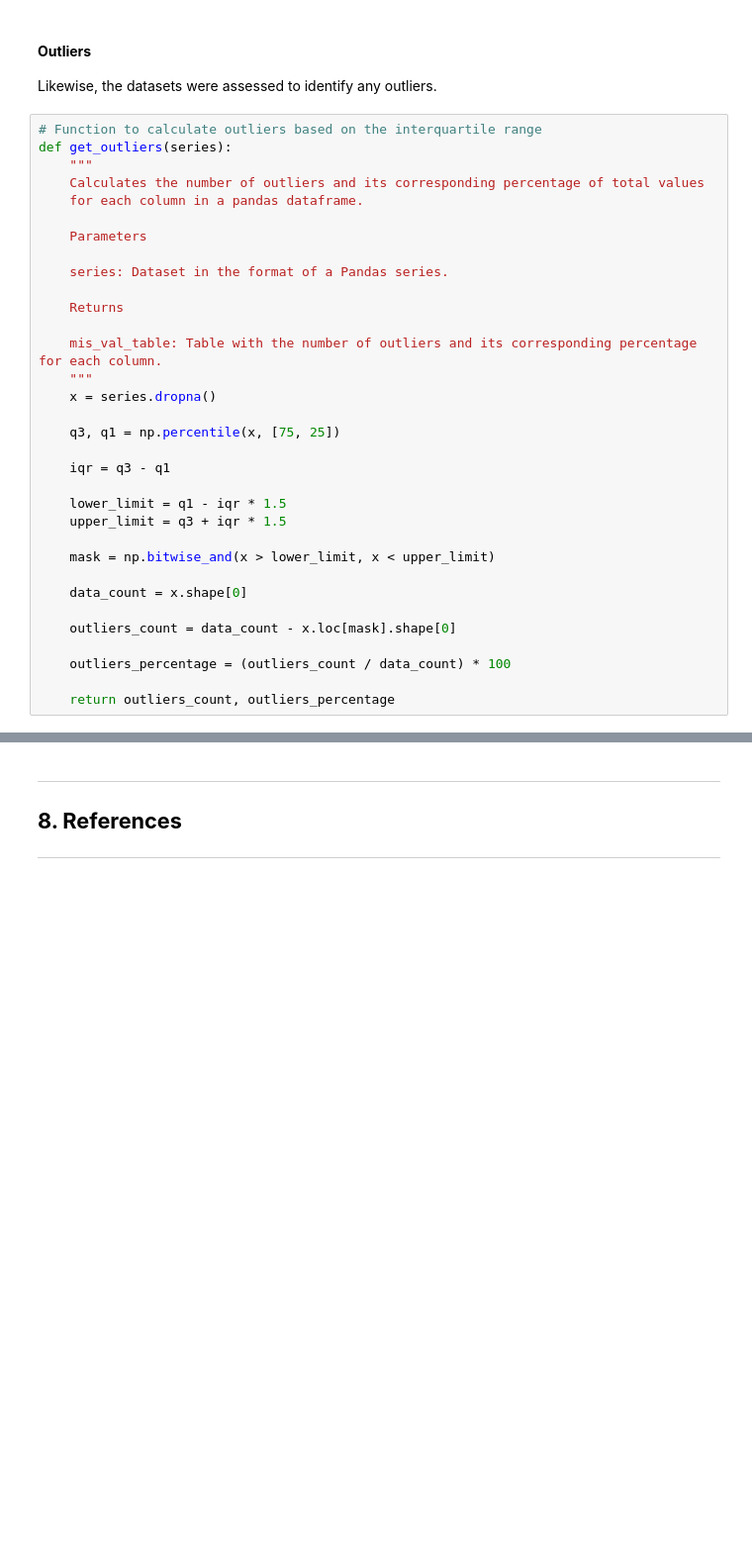
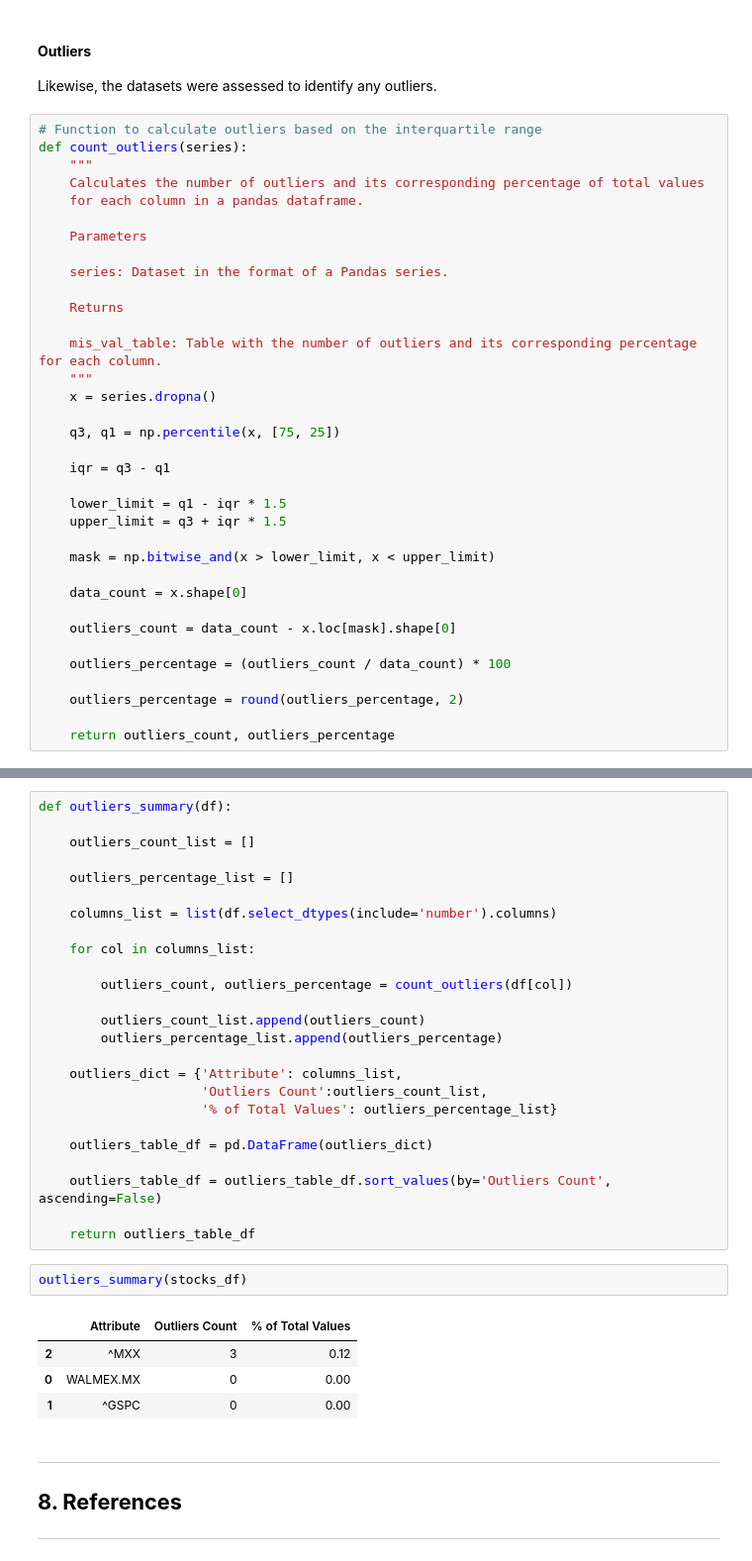
Before and after one commit to DanielEduardoLopez/SalesForecasting, a Jupyter notebook: SalesPrediction.ipynb, the cells around one changed output, grey strips where cells are left out. Shown at 99% size. Cells and saved outputs as stored; diff of their text form; blank space fills up the shorter version.

Commit message:
Added function to print outliers summary table

```diff
--- a/SalesPrediction.ipynb
+++ b/SalesPrediction.ipynb
@@ -648,7 +648,7 @@ There are 2 attributes that have missing values.
 Likewise, the datasets were assessed to identify any outliers.
 # %%
 # Function to calculate outliers based on the interquartile range
-def get_outliers(series):
+def count_outliers(series):
     """
     Calculates the number of outliers and its corresponding percentage of total values
     for each column in a pandas dataframe.
@@ -678,4 +678,6 @@ def get_outliers(series):
 
     outliers_percentage = (outliers_count / data_count) * 100
 
+    outliers_percentage = round(outliers_percentage, 2)
+
     return outliers_count, outliers_percentage
@@ -686,3 +684,35 @@ get_outliers(stocks_df['WALMEX.MX'])
+# %%
+def outliers_summary(df):
+
+    outliers_count_list = []
+
+    outliers_percentage_list = []
+
+    columns_list = list(df.select_dtypes(include='number').columns)
+
+    for col in columns_list:
+
+        outliers_count, outliers_percentage = count_outliers(df[col])
+
+        outliers_count_list.append(outliers_count)
+        outliers_percentage_list.append(outliers_percentage)
+
+    outliers_dict = {'Attribute': columns_list,
+                     'Outliers Count':outliers_count_list,
+                     '% of Total Values': outliers_percentage_list}
+
+    outliers_table_df = pd.DataFrame(outliers_dict)
+
+    outliers_table_df = outliers_table_df.sort_values(by='Outliers Count', ascending=False)
+
+    return outliers_table_df
+# %%
+outliers_summary(stocks_df)
+# %% [output]
+|  | Attribute | Outliers Count | % of Total Values |
+| 2 | ^MXX | 3 | 0.12 |
+| 0 | WALMEX.MX | 0 | 0.00 |
+| 1 | ^GSPC | 0 | 0.00 |
 # %% [markdown]
 <a class="anchor" id="references"></a>
 ___
```
Also changed, not shown: parts of 8 cells of this notebook.
